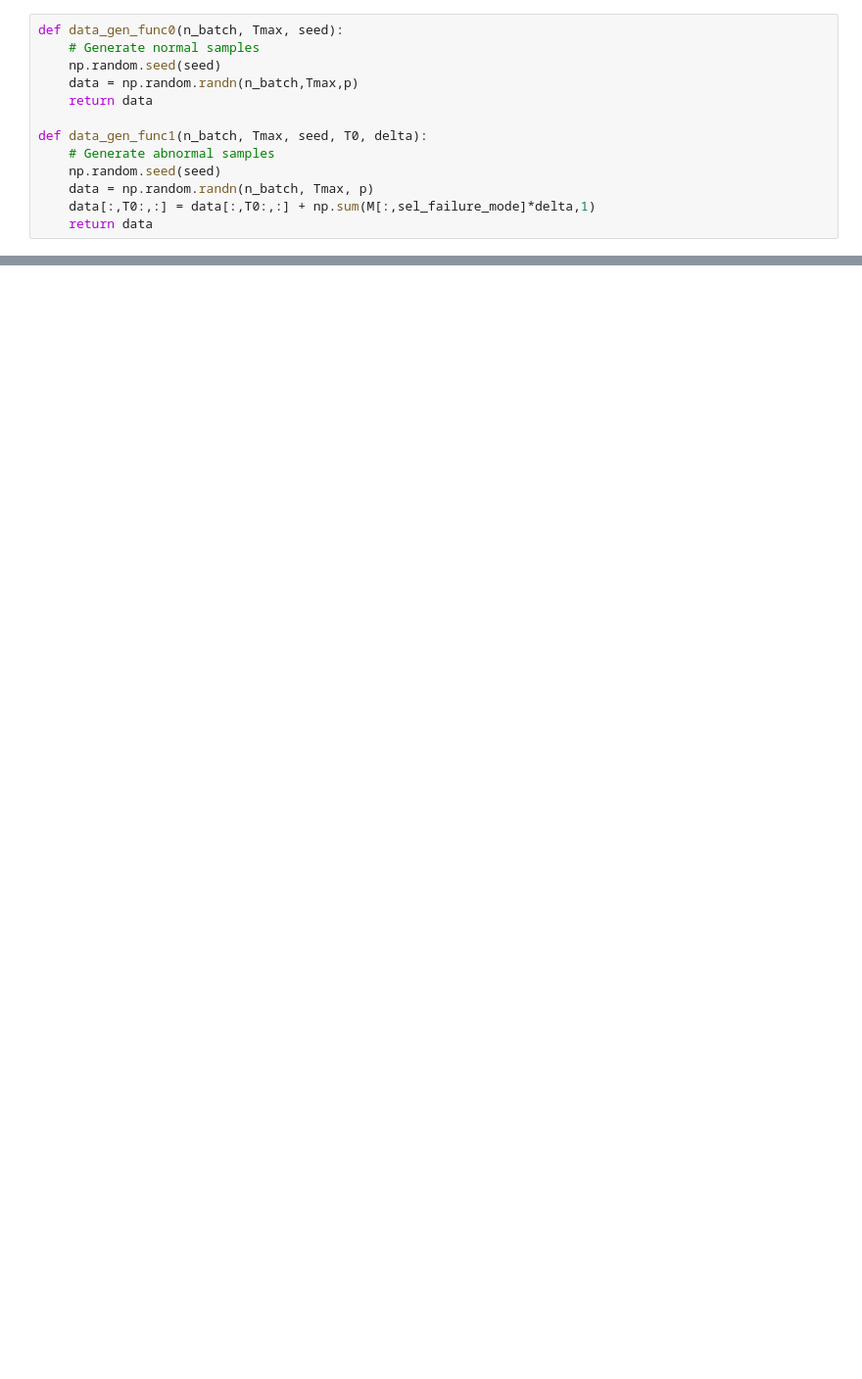
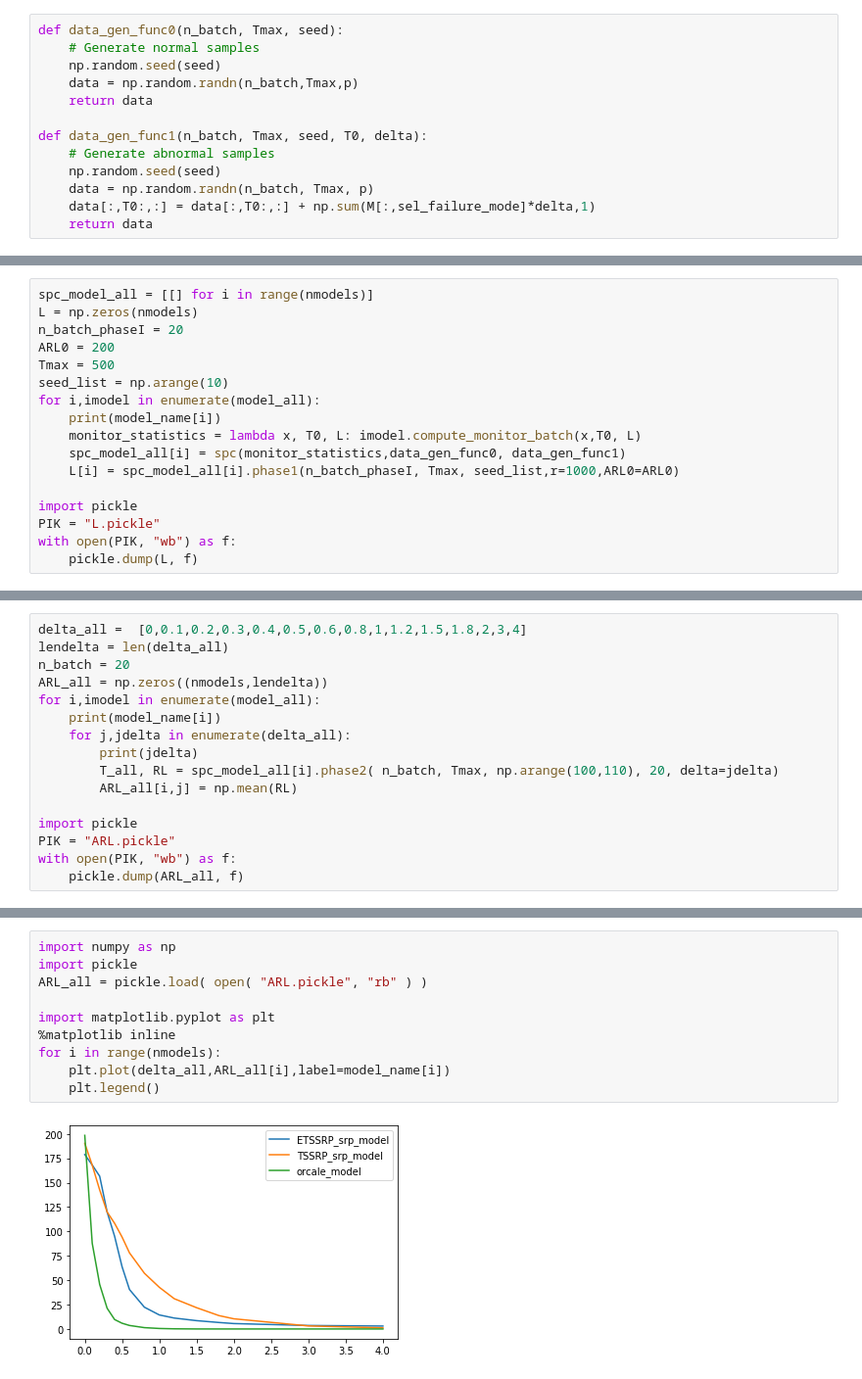
Before and after one commit to hyan46/ExtendedTSSRP, a Jupyter notebook: main.ipynb, the cells around one changed output, grey strips where cells are left out. Shown: that part at 98% size. Saved outputs shown, nothing was run; the diff lists cells and outputs as text; blank space fills up the shorter version.

Commit message:
Update phase I and PHase II analysis

```diff
--- a/main.ipynb
+++ b/main.ipynb
@@ -105,0 +43,17 @@ np.mean(RL)
+# %%
+spc_model_all = [[] for i in range(nmodels)]
+L = np.zeros(nmodels)
+n_batch_phaseI = 20
+ARL0 = 200
+Tmax = 500
+seed_list = np.arange(10)
+for i,imodel in enumerate(model_all):
+    print(model_name[i])
+    monitor_statistics = lambda x, T0, L: imodel.compute_monitor_batch(x,T0, L)
+    spc_model_all[i] = spc(monitor_statistics,data_gen_func0, data_gen_func1)
+    L[i] = spc_model_all[i].phase1(n_batch_phaseI, Tmax, seed_list,r=1000,ARL0=ARL0)
+
+import pickle
+PIK = "L.pickle"
+with open(PIK, "wb") as f:
+    pickle.dump(L, f)
@@ -105,0 +65,16 @@ np.mean(RL)
+# %%
+delta_all =  [0,0.1,0.2,0.3,0.4,0.5,0.6,0.8,1,1.2,1.5,1.8,2,3,4]
+lendelta = len(delta_all)
+n_batch = 20
+ARL_all = np.zeros((nmodels,lendelta))
+for i,imodel in enumerate(model_all):
+    print(model_name[i])
+    for j,jdelta in enumerate(delta_all):
+        print(jdelta)
+        T_all, RL = spc_model_all[i].phase2( n_batch, Tmax, np.arange(100,110), 20, delta=jdelta)
+        ARL_all[i,j] = np.mean(RL)
+
+import pickle
+PIK = "ARL.pickle"
+with open(PIK, "wb") as f:
+    pickle.dump(ARL_all, f)
@@ -105,0 +99,12 @@ np.mean(RL)
+# %%
+import numpy as np
+import pickle
+ARL_all = pickle.load( open( "ARL.pickle", "rb" ) )
+
+import matplotlib.pyplot as plt
+%matplotlib inline
+for i in range(nmodels):
+    plt.plot(delta_all,ARL_all[i],label=model_name[i])
+    plt.legend()
+# %% [output]
+[figure, added]
```
Also changed, not shown: parts of 16 cells of this notebook, 4 other files.
